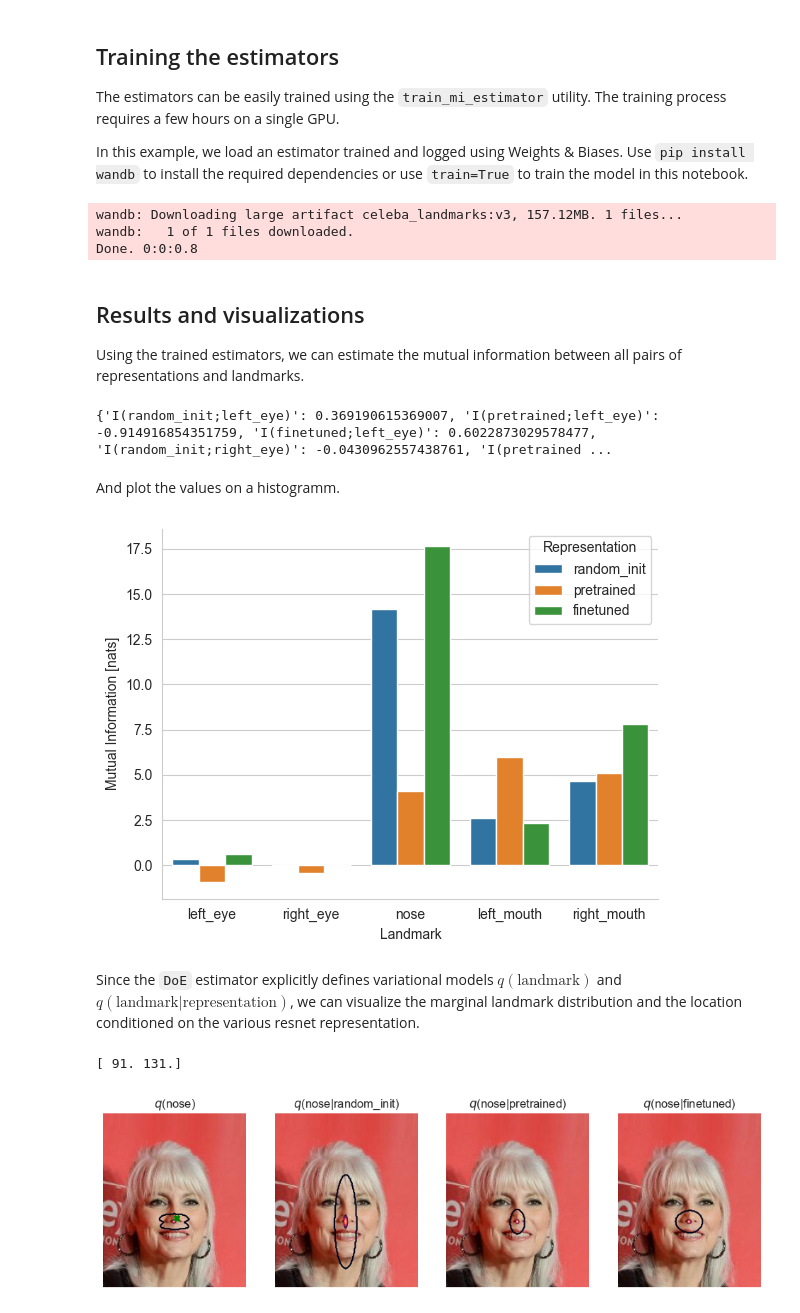
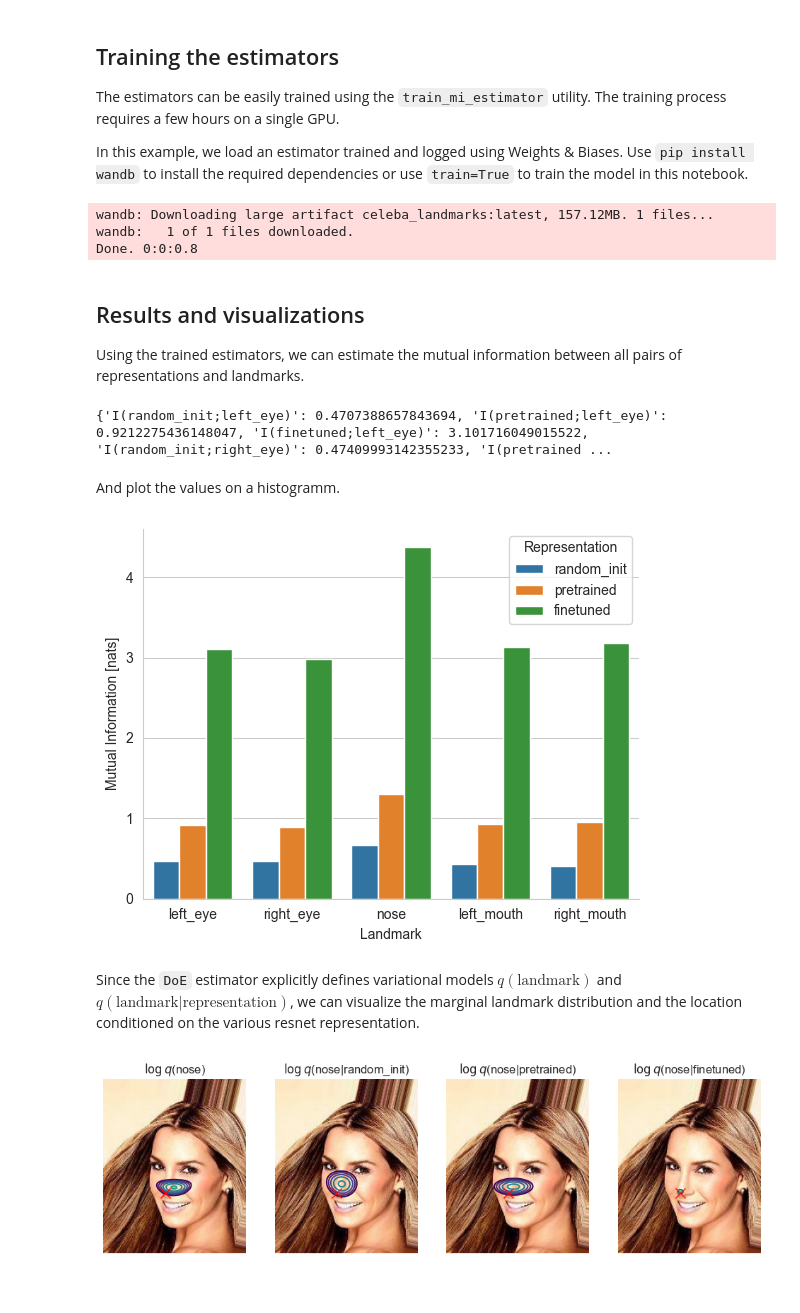
Before and after one commit to mfederici/torch-mist, a Jupyter notebook: docs/notebooks/examples/keypoint_info.ipynb, the cells around one changed output. Saved outputs shown, nothing was run; the diff lists cells and outputs as text; code cells hidden in the pictures.

```diff
--- a/docs/notebooks/examples/keypoint_info.ipynb
+++ b/docs/notebooks/examples/keypoint_info.ipynb
@@ -25,7 +25,7 @@ DATA_DIR = '/data'
 dataset = CelebALandmarks(DATA_DIR)
 # %%
 # Consider a datapoint
-idx = 898
+idx = 0
 data = dataset[idx]
 
 # We plot image and the corresponding landmarks
@@ -190,8 +188,10 @@ else:
     )
     # Copy the state dictionary (trained_mi_estimator and mi_estimator are the same)
     mi_estimator.load_state_dict(trained_mi_estimator.state_dict())
+
+mi_estimator.eval();
 # %% [output]
-wandb: Downloading large artifact celeba_landmarks:v3, 157.12MB. 1 files...
+wandb: Downloading large artifact celeba_landmarks:latest, 157.12MB. 1 files...
 wandb:   1 of 1 files downloaded.
 Done. 0:0:0.8
 # %% [markdown]
@@ -200,15 +200,15 @@ Using the trained estimators, we can estimate the mutual information between all
 # %%
 from torch_mist.utils import evaluate_mi
 
-# Evaluate mutual information (May require a few minutes on cpu)
+# Evaluate mutual information on a small subset (may require a few minutes on cpu)
 mutual_information = evaluate_mi(
-    mi_estimator,
+    trained_mi_estimator,
     dataloader=testloader
 )
 
 print(mutual_information)
 # %% [output]
-{'I(random_init;left_eye)': 0.369190615369007, 'I(pretrained;left_eye)': -0.914916854351759, 'I(finetuned;left_eye)': 0.6022873029578477, 'I(random_init;right_eye)': -0.0430962557438761, 'I(pretrained ...
+{'I(random_init;left_eye)': 0.4707388657843694, 'I(pretrained;left_eye)': 0.9212275436148047, 'I(finetuned;left_eye)': 3.101716049015522, 'I(random_init;right_eye)': 0.47409993142355233, 'I(pretrained ...
 # %% [markdown]
 And plot the values on a histogramm.
 # %%
@@ -237,19 +237,19 @@ sns.barplot(
 )
 sns.despine()
 # %% [output]
-[figure, old version]
+[figure, new version]
 # %% [markdown]
 Since the `DoE` estimator explicitly defines variational models $q(\text{landmark})$ and $q(\text{landmark}|\text{representation})$, we can visualize the marginal landmark distribution and the location conditioned on the various resnet representation.
 # %%
 import numpy as np
 
+data = {key: value.unsqueeze(0) for key, value in dataset[idx].items()}
 
 # And the nose location as the landmark
 landmark_name = 'nose'
 landmark_pos = data[landmark_name].data.numpy()[0]
-print(landmark_pos)
+
 # Encode all the representations
-data = {key: value.unsqueeze(0) for key, value in dataset[idx].items()}
 img = data['image']
 encoded_data = mi_estimator.transform(**data)
 
@@ -261,42 +261,42 @@ f, ax = plt.subplots(
 
 # Make a uniform grid of XY coordinates
 x_axis = np.arange(img.shape[2])+1
 y_axis = np.arange(img.shape[3])+1
 Y, X = np.meshgrid(x_axis, y_axis)
 XY = torch.cat([
     torch.FloatTensor(X).unsqueeze(-1),
     torch.FloatTensor(Y).unsqueeze(-1),
 ],-1)
 
 # Consider the distribution q(nose) and evaluate the probability on the whole grid
 q_Y = mi_estimator.base_estimator.estimators[f'random_init;{landmark_name}'].q_Y
-q_y = q_Y.log_prob(XY).data.exp()
+q_y = q_Y.log_prob(XY).data
 
 # Plot the image
 ax[0].imshow(data['image'][0].permute(1,2,0))
 # and the marginal probability corresponding to the nose location
-ax[0].contour(X, Y, q_y)
+ax[0].contour(X, Y, q_y, levels=np.linspace(-10,-1, 10), cmap='viridis')
 # together with the actual nose location
-ax[0].plot(landmark_pos[0], landmark_pos[1], 'Xg')
-ax[0].set_title(f'$q$({landmark_name})')
+ax[0].plot(landmark_pos[0], landmark_pos[1], 'xr', markersize=10)
+ax[0].set_title(f'$\\log q$({landmark_name})')
 ax[0].axis('off')
 
 # Plot the same for each of the q(nose|representation) (one for each representation)
 for i, representation_name in enumerate(REPRESENTATIONS):
 
     representation = encoded_data[representation_name].unsqueeze(0)
     # Consider q(nose|representation) and compute the probability on the whole grid
     q_Y_given_X = mi_estimator.base_estimator.estimators[f'{representation_name};{landmark_name}'].q_Y_given_X
-    q_y_given_x = q_Y_given_X.condition(representation).log_prob(XY).data.exp()
+    q_y_given_x = q_Y_given_X.condition(representation).log_prob(XY).data
 
     # Plot the image and the corresponding probability contour and ground truth location
     ax[i+1].imshow(data['image'][0].permute(1,2,0))
-    ax[i+1].contour(X,Y,q_y_given_x)
-    ax[i+1].set_title(f'$q$({landmark_name}|{representation_name})')
+    ax[i+1].contour(X, Y, q_y_given_x, levels=np.linspace(-10,0, 10), cmap='viridis')
+    ax[i+1].set_title(f'$\\log q$({landmark_name}|{representation_name})')
+    ax[i+1].plot(landmark_pos[0], landmark_pos[1], 'xr', markersize=10)
     ax[i+1].axis('off')
 # %% [output]
-[ 91. 131.]
-[figure, old version]
+[figure, new version]
 # %% [markdown]
 Clearly the randomly initialized network contains less infomation regarding the location of the landmarks than a network pretrained on image classification.
 As expected, fine-tuning the representation to maximize the landmark-position-predictive information yields the most informative representations. This can also be seen by comparing the sharpness of the posterior distribution.
```
Also changed, not shown: parts of 3 cells of this notebook, 8 other files.
